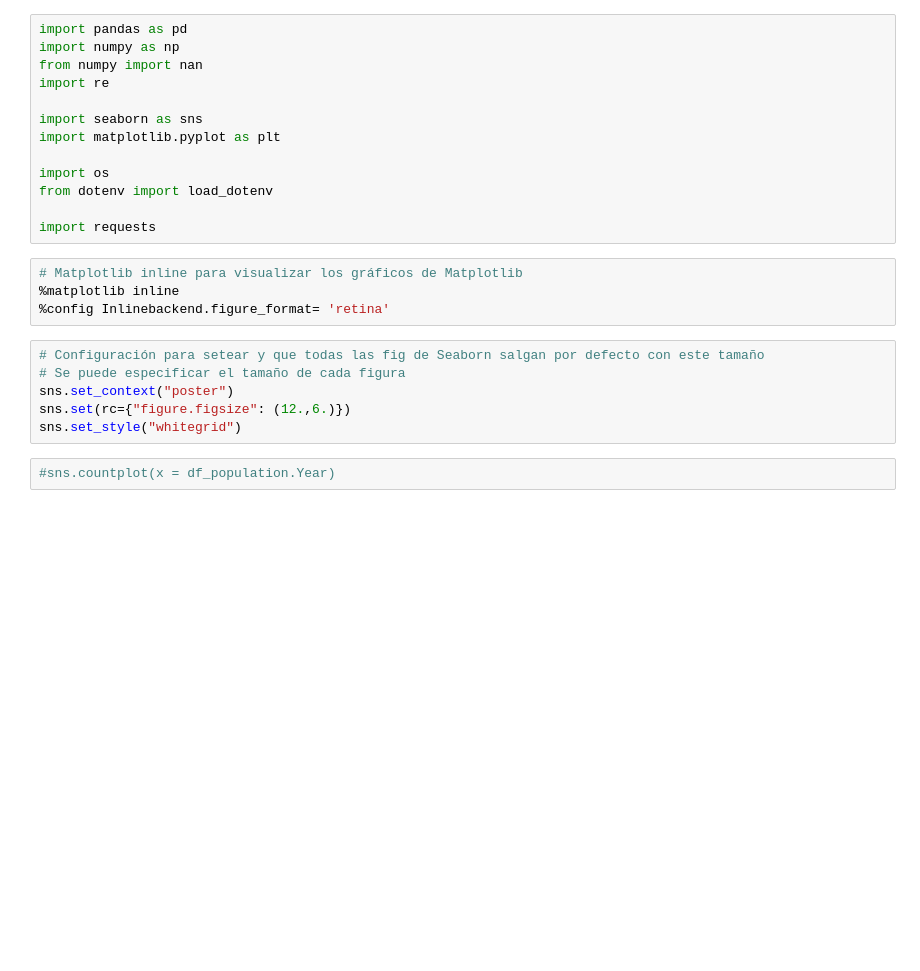
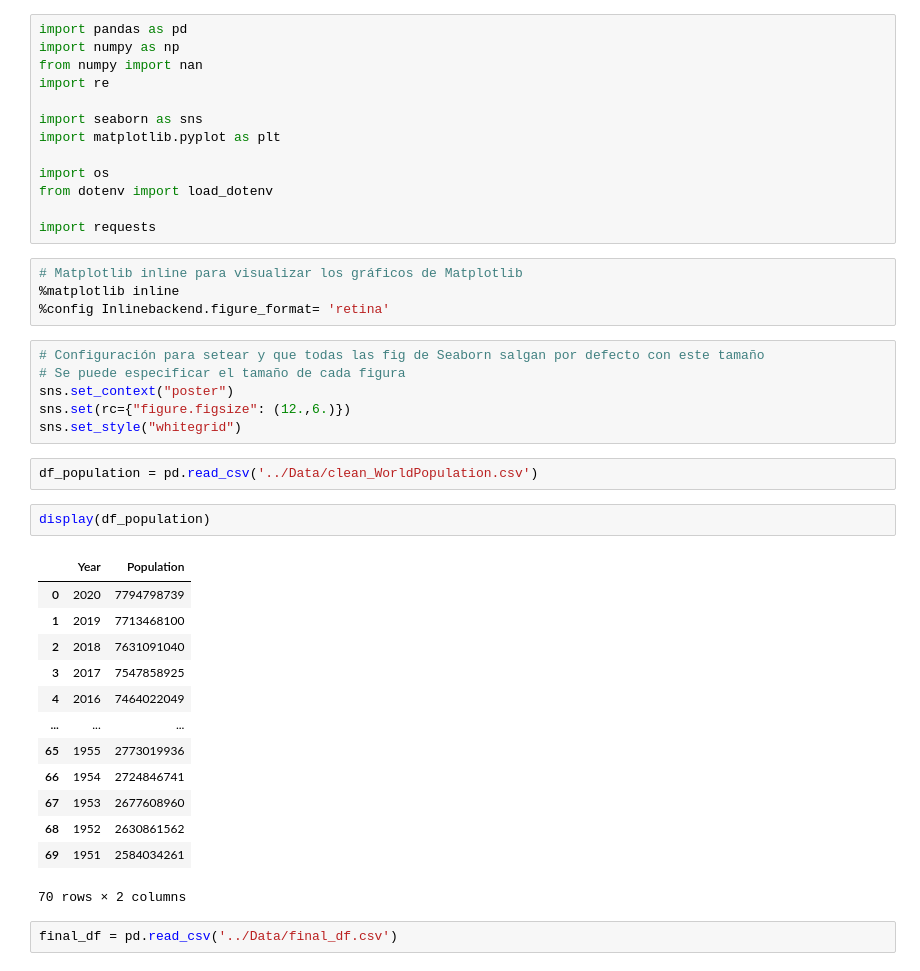
Before and after one commit to AnaWalsh/Global_warming, a Jupyter notebook: Notebooks/2-Data_visualization.ipynb, the cells around one changed output. Cells and saved outputs as stored; diff of their text form; blank space fills up the shorter version.

```diff
--- a/Notebooks/2-Data_visualization.ipynb
+++ b/Notebooks/2-Data_visualization.ipynb
@@ -21,5 +21,23 @@ import requests
 sns.set_context("poster")
 sns.set(rc={"figure.figsize": (12.,6.)})
 sns.set_style("whitegrid")
-# %%
-#sns.countplot(x = df_population.Year)
+# %%
+df_population = pd.read_csv('../Data/clean_WorldPopulation.csv')
+# %%
+display(df_population)
+# %% [output]
+|  | Year | Population |
+| 0 | 2020 | 7794798739 |
+| 1 | 2019 | 7713468100 |
+| 2 | 2018 | 7631091040 |
+| 3 | 2017 | 7547858925 |
+| 4 | 2016 | 7464022049 |
+| ... | ... | ... |
+| 65 | 1955 | 2773019936 |
+| 66 | 1954 | 2724846741 |
+| 67 | 1953 | 2677608960 |
+| 68 | 1952 | 2630861562 |
+| 69 | 1951 | 2584034261 |
+70 rows × 2 columns
+# %%
+final_df = pd.read_csv('../Data/final_df.csv')
```
Also changed, not shown: parts of 12 cells of this notebook, 1 other file.
